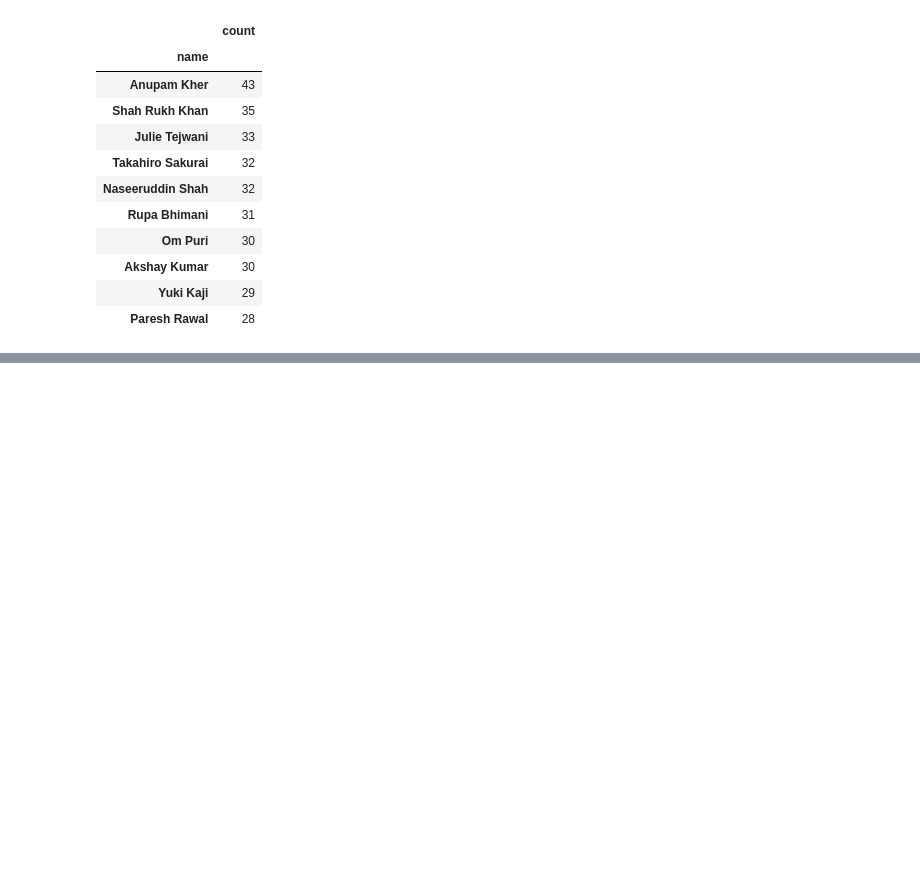
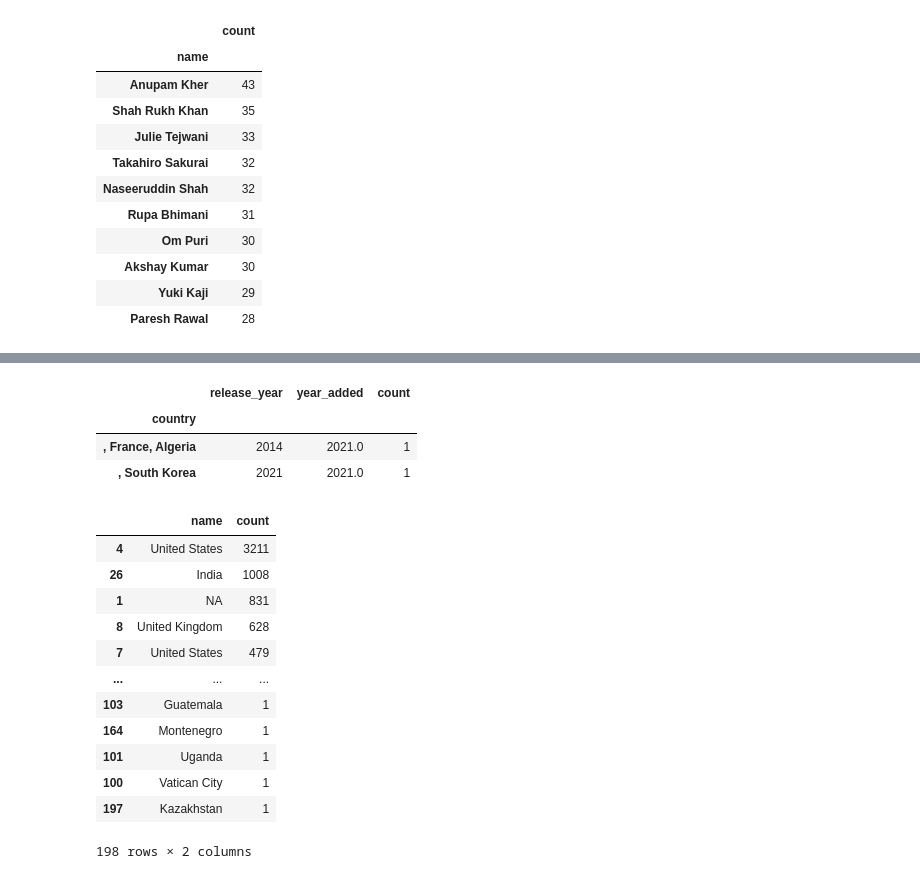
Before and after one commit to rajuptvs/netflix_eda, a Jupyter notebook: EDA_Netflix.ipynb, the cells around one changed output, grey strips where cells are left out. Drawn from its saved outputs; the diff is of its cells as text; code cells hidden in the pictures; blank space fills up the shorter version.

```diff
--- a/EDA_Netflix.ipynb
+++ b/EDA_Netflix.ipynb
@@ -601,0 +639,28 @@ top10.plot(kind="barh",color='#86bf91')
+# %%
+df_init.groupby("country").sum().head(2)
+# %% [output]
+|  | release_year | year_added | count |
+| country |  |  |  |
+| , France, Algeria | 2014 | 2021.0 | 1 |
+| , South Korea | 2021 | 2021.0 | 1 |
+# %%
+df_init["country"]=df_init["country"].fillna("NA")
+# %%
+
+listed_country = counts(df_init, "country")
+listed_country = listed_country.sort_values("count", ascending=False)
+listed_country
+# %% [output]
+|  | name | count |
+| 4 | United States | 3211 |
+| 26 | India | 1008 |
+| 1 | NA | 831 |
+| 8 | United Kingdom | 628 |
+| 7 | United States | 479 |
+| ... | ... | ... |
+| 103 | Guatemala | 1 |
+| 164 | Montenegro | 1 |
+| 101 | Uganda | 1 |
+| 100 | Vatican City | 1 |
+| 197 | Kazakhstan | 1 |
+198 rows × 2 columns
```
Also changed, not shown: parts of 22 cells of this notebook.
